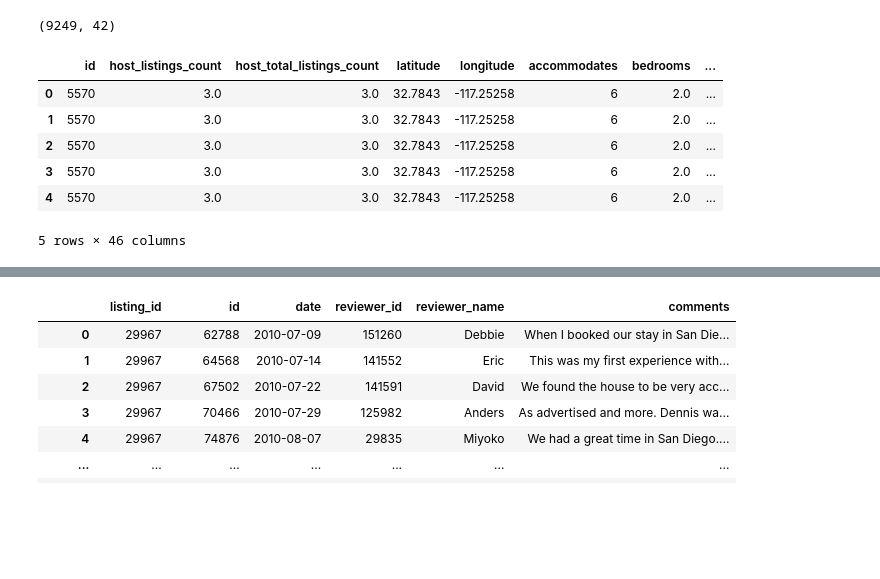
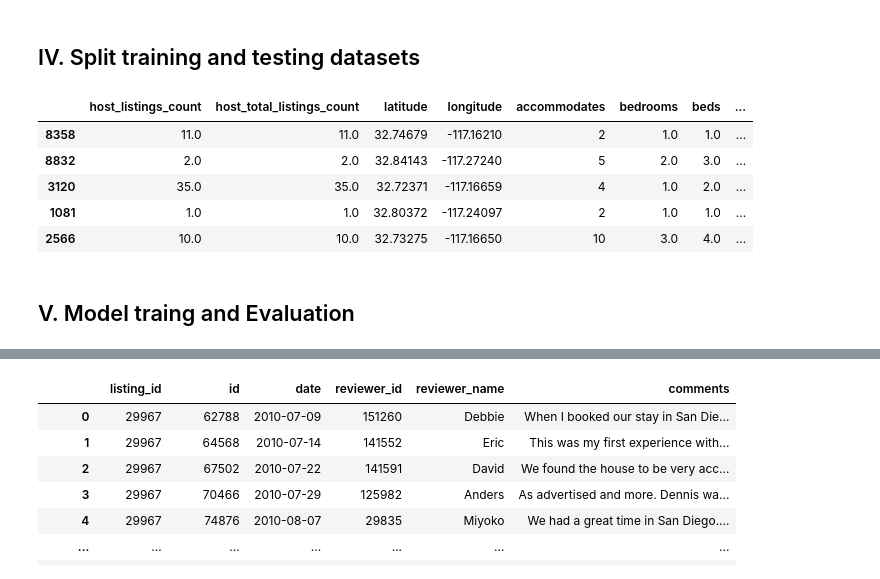
Before and after one commit to italu1013/insideairbnb_rental_price_prediction, a Jupyter notebook: EDA.ipynb, the cells around one changed output, grey strips where cells are left out. Saved outputs shown, nothing was run; the diff lists cells and outputs as text; code cells hidden in the pictures; blank space fills up the shorter version.

```diff
--- a/EDA.ipynb
+++ b/EDA.ipynb
@@ -58,4 +90,0 @@ Y = listings.price.str.replace("$","").str.replace(",","").astype(float)
-# %%
-df_all = pd.concat([df_numeric, df_cat], axis=1)
-df_all["n_amenities"] = ser_amenities.apply(lambda x: len(eval(x)))
-df_all["Y"] = Y
@@ -125,17 +124,19 @@ for col in varibles_na_cnt[varibles_na_cnt > 0].index:
         value_to_fill = most_freq
     df_all[col].fillna(value_to_fill, inplace=True)
     imputer_dict[col] = value_to_fill
-# %%
-df_al
-# %% [output]
-(9249, 42)
+# %% [markdown]
+## IV. Split training and testing datasets
+# %%
+X = df_all.drop(["id"],axis=1)
+X_train, X_test, y_train, y_test = train_test_split(X, Y, test_size=0.33, random_state=9527)
 # %%
-df_all.head()
+X_train.head()
 # %% [output]
-|  | id | host_listings_count | host_total_listings_count | latitude | longitude | accommodates | bedrooms | ... |
-| 0 | 5570 | 3.0 | 3.0 | 32.7843 | -117.25258 | 6 | 2.0 | ... |
-| 1 | 5570 | 3.0 | 3.0 | 32.7843 | -117.25258 | 6 | 2.0 | ... |
-| 2 | 5570 | 3.0 | 3.0 | 32.7843 | -117.25258 | 6 | 2.0 | ... |
-| 3 | 5570 | 3.0 | 3.0 | 32.7843 | -117.25258 | 6 | 2.0 | ... |
-| 4 | 5570 | 3.0 | 3.0 | 32.7843 | -117.25258 | 6 | 2.0 | ... |
+|  | host_listings_count | host_total_listings_count | latitude | longitude | accommodates | bedrooms | beds | ... |
+| 8358 | 11.0 | 11.0 | 32.74679 | -117.16210 | 2 | 1.0 | 1.0 | ... |
+| 8832 | 2.0 | 2.0 | 32.84143 | -117.27240 | 5 | 2.0 | 3.0 | ... |
+| 3120 | 35.0 | 35.0 | 32.72371 | -117.16659 | 4 | 1.0 | 2.0 | ... |
+| 1081 | 1.0 | 1.0 | 32.80372 | -117.24097 | 2 | 1.0 | 1.0 | ... |
+| 2566 | 10.0 | 10.0 | 32.73275 | -117.16650 | 10 | 3.0 | 4.0 | ... |
-5 rows × 46 columns
+# %% [markdown]
+## V. Model traing and Evaluation
```
Also changed, not shown: parts of 21 cells of this notebook, 1 other file.
